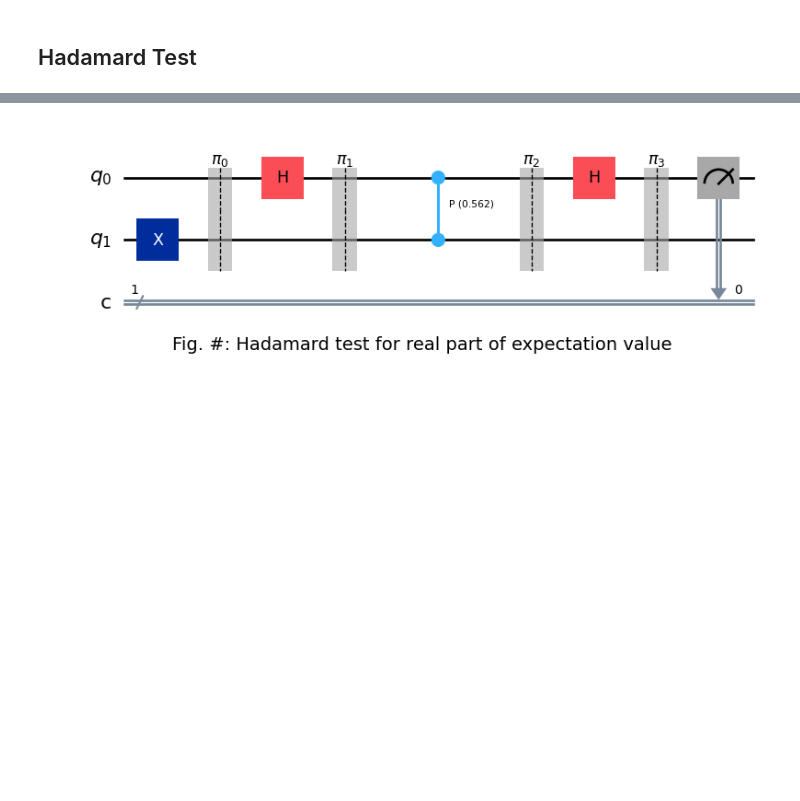
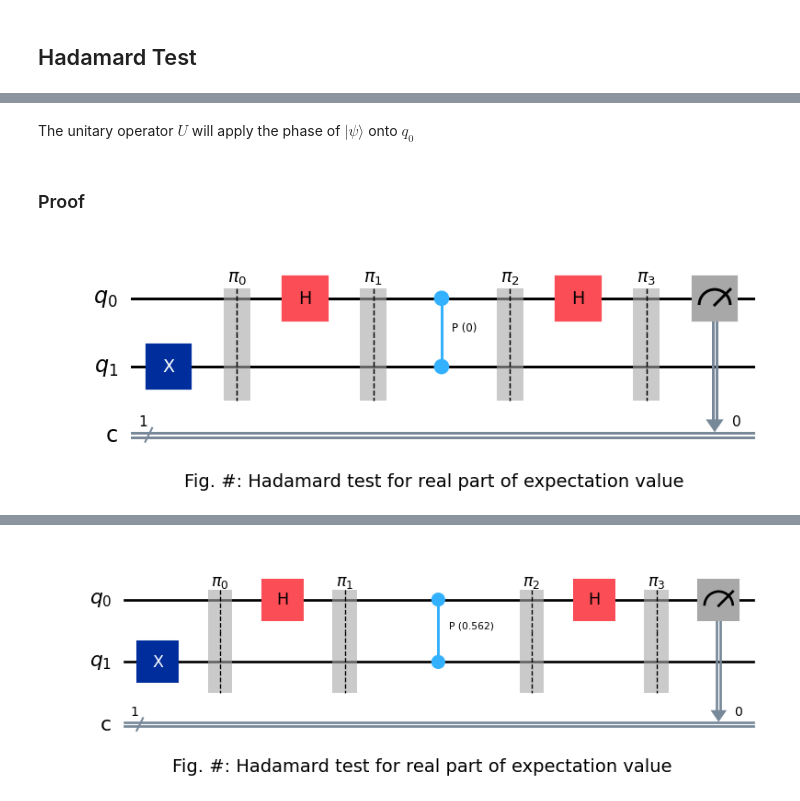
Before and after one commit to paulbruzzi/quantum-linear-algebra, a Jupyter notebook: Hadamard_Test.ipynb, the cells around one changed output, grey strips where cells are left out. Cells and saved outputs as stored; diff of their text form; code cells hidden in the pictures; blank space fills up the shorter version.

Commit message:
Updated Mathmical proofs

```diff
--- a/Hadamard_Test.ipynb
+++ b/Hadamard_Test.ipynb
@@ -183,0 +226,14 @@ In order to obtain $\langle \psi|U|\psi\rangle$, we will first use the real Hada
+# %% [markdown]
+The unitary operator $U$ will apply the phase of $|\psi\rangle$ onto $q_0$
+# %% [markdown]
+### Proof
+# %%
+qc = re_circuit(0)
+
+fig = plt.figure(figsize=(10,10))
+ax = fig.add_subplot()
+ax.text(0, -2.75, 'Fig. #: Hadamard test for real part of expectation value', size=14)
+
+qc.draw('mpl', ax=ax)
+# %% [output]
+[figure, added]
```
Also changed, not shown: parts of 17 cells of this notebook.
